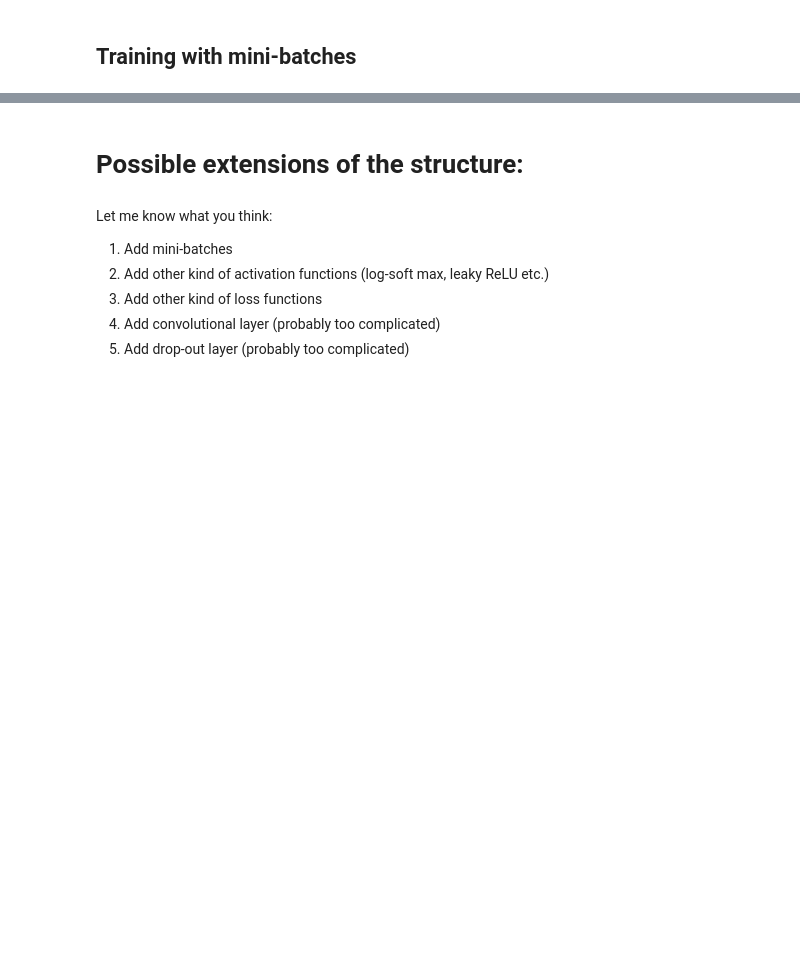
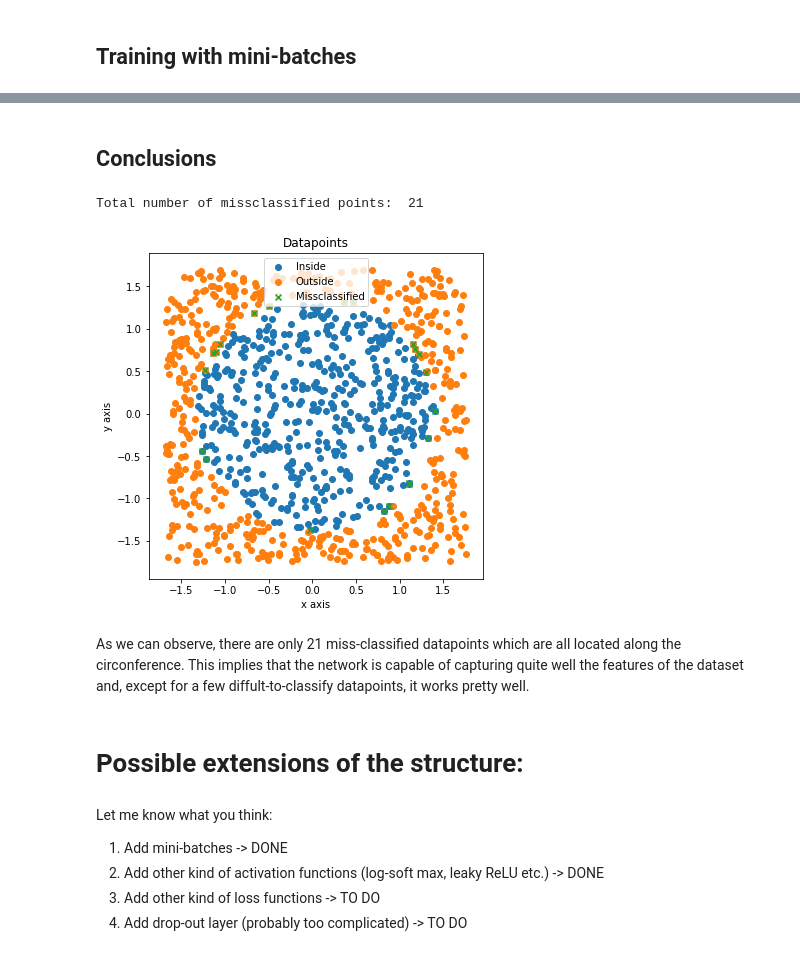
Before and after one commit to girotomas/Deep_Learning_Project, a Jupyter notebook: Project 2.ipynb, the cells around one changed output, grey strips where cells are left out. Saved outputs shown, nothing was run; the diff lists cells and outputs as text; code cells hidden in the pictures; blank space fills up the shorter version.

```diff
--- a/Project 2.ipynb
+++ b/Project 2.ipynb
@@ -788,10 +803,43 @@ plt.show()
+# %% [markdown]
+## Conclusions
+# %%
+# Find miss-classified points
+pos_output      = test_output.argmax(1)
+pos_target      = test_target.argmax(1)
+pos_miss_class  = pos_output.ne(pos_target).numpy()
+tot_miss_class  = pos_miss_class.sum()
+miss_classified = torch.empty(tot_miss_class, 2).zero_()
+print('Total number of missclassified points:\t{:d}'.format(tot_miss_class))
+
+cont = 0
+for i in range(len(pos_miss_class)):
+    if pos_miss_class[i] == 1:
+        miss_classified[cont,:] = test_input[i,:]
+        cont = cont + 1
+
+# Plot the testing dataset
+plt.figure(figsize=(6,6))
+inside_circ  = test_input[test_label == 0] # Points inside the radius
+outside_circ = test_input[test_label == 1] # Points outside the radius
+plt.scatter(inside_circ[:,0].numpy(), inside_circ[:,1].numpy(), label='Inside')
+plt.scatter(outside_circ[:,0].numpy(), outside_circ[:,1].numpy(), label='Outside')
+plt.scatter(miss_classified[:,0].numpy(), miss_classified[:,1].numpy(), marker='x', label='Missclassified')
+plt.legend(loc='best')
+plt.xlabel('x axis')
+plt.ylabel('y axis')
+plt.title('Datapoints')
+plt.show()
+# %% [output]
+Total number of missclassified points:  21
+[figure, added]
+# %% [markdown]
+As we can observe, there are only 21 miss-classified datapoints which are all located along the circonference. This implies that the network is capable of capturing quite well the features of the dataset and, except for a few diffult-to-classify datapoints, it works pretty well.
 # %% [markdown]
 # Possible extensions of the structure:
 # %% [markdown]
 Let me know what you think:
 
-1. Add mini-batches
-2. Add other kind of activation functions (log-soft max, leaky ReLU etc.)
-3. Add other kind of loss functions
-4. Add convolutional layer (probably too complicated)
-5. Add drop-out layer (probably too complicated)
+1. Add mini-batches -> DONE
+2. Add other kind of activation functions (log-soft max, leaky ReLU etc.) -> DONE
+3. Add other kind of loss functions -> TO DO
+4. Add drop-out layer (probably too complicated) -> TO DO
```
Also changed, not shown: parts of 2 cells of this notebook.
